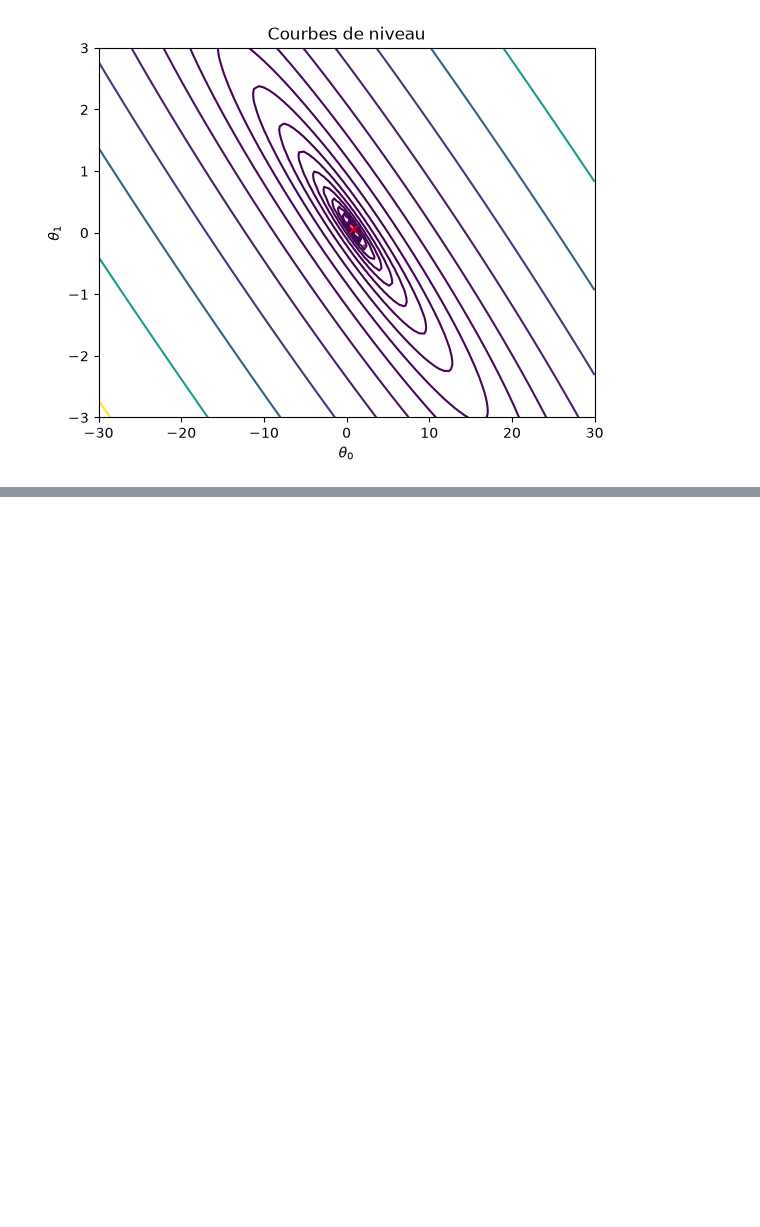
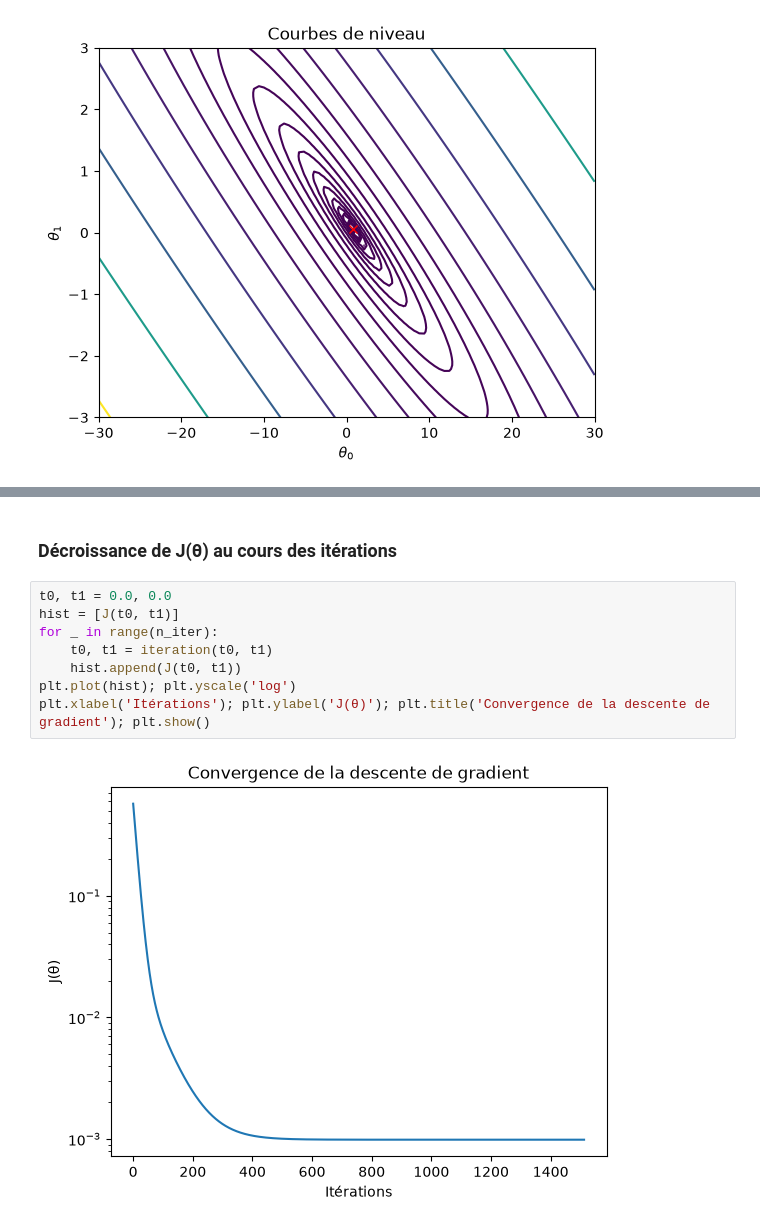
Before and after one commit to Hama2017/tp_apprentissage, a Jupyter notebook: exercice1.ipynb, the cells around one changed output, grey strips where cells are left out. Saved outputs shown, nothing was run; the diff lists cells and outputs as text; blank space fills up the shorter version.

```diff
--- a/exercice1.ipynb
+++ b/exercice1.ipynb
@@ -116,0 +133,12 @@ plt.xlabel(r'$\theta_0$'); plt.ylabel(r'$\theta_1$'); plt.title('Courbes de nive
+# %% [markdown]
+### Décroissance de J(θ) au cours des itérations
+# %%
+t0, t1 = 0.0, 0.0
+hist = [J(t0, t1)]
+for _ in range(n_iter):
+    t0, t1 = iteration(t0, t1)
+    hist.append(J(t0, t1))
+plt.plot(hist); plt.yscale('log')
+plt.xlabel('Itérations'); plt.ylabel('J(θ)'); plt.title('Convergence de la descente de gradient'); plt.show()
+# %% [output]
+[figure, added]
```
Also changed, not shown: parts of 7 cells of this notebook, 2 other files.
